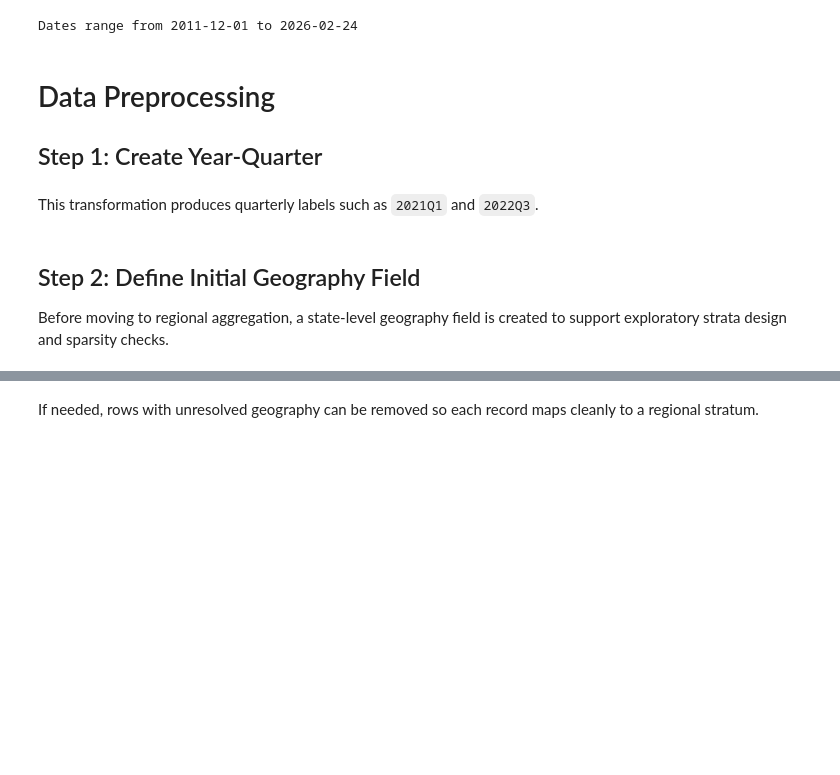
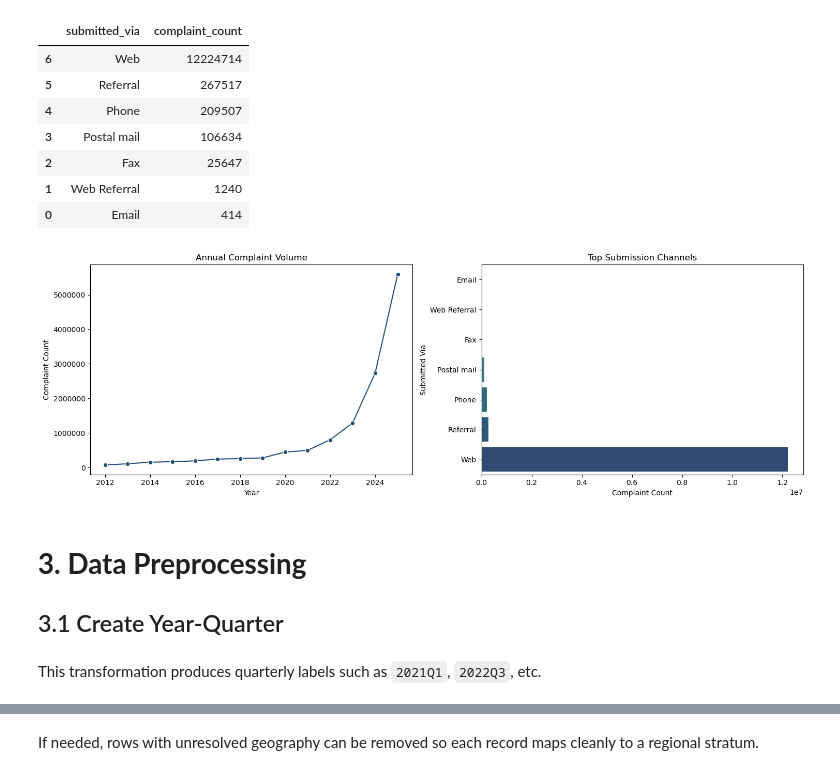
Before and after one commit to kazishahid-ds/CFPB-complaints-analysis, a Jupyter notebook: archived/notebooks/2026-04-02/01_cfpb_loading_preprocessing_feature_engr.ipynb, the cells around one changed output, grey strips where cells are left out. Cells and saved outputs as stored; diff of their text form; code cells hidden in the pictures; blank space fills up the shorter version.

```diff
--- a/notebooks/01_cfpb_loading_preprocessing_feature_engr.ipynb
+++ b/archived/notebooks/2026-04-02/01_cfpb_loading_preprocessing_feature_engr.ipynb
@@ -80,12 +246,67 @@ df['Sub-product'].value_counts().reset_index(name='num_instances')
 # %%
-# Verify min/max complaint received dates
-print(f"Dates range from {min(df['Date received'])} to {max(df['Date received'])}")
+# Plot overall complaint volume through time and summarize submission channels
+yearly_counts = (
+    df.assign(year=df["Date received"].dt.year)
+      .groupby("year")
+      .size()
+      .reset_index(name="complaint_count")
+)
+
+submission_counts = (
+    df["Submitted via"]
+      .fillna("Missing")
+      .value_counts()
+      .head(8)
+      .sort_values()
+      .rename_axis("submitted_via")
+      .reset_index(name="complaint_count")
+)
+
+fig, axes = plt.subplots(1, 2, figsize=(15, 5))
+
+sns.lineplot(
+    data=yearly_counts,
+    x="year",
+    y="complaint_count",
+    marker="o",
+    color="#1f4e79",
+    ax=axes[0],
+)
+axes[0].set_title("Annual Complaint Volume")
+axes[0].set_xlabel("Year")
+axes[0].set_ylabel("Complaint Count")
+axes[0].ticklabel_format(style="plain", axis="y")
+
+sns.barplot(
+    data=submission_counts,
+    x="complaint_count",
+    y="submitted_via",
+    palette="crest",
+    ax=axes[1],
+    hue="submitted_via",
+    legend=False,
+ )
+axes[1].set_title("Top Submission Channels")
+axes[1].set_xlabel("Complaint Count")
+axes[1].set_ylabel("Submitted Via")
+
+plt.tight_layout()
+
+submission_counts.sort_values("complaint_count", ascending=False)
 # %% [output]
-Dates range from 2011-12-01 to 2026-02-24
+|  | submitted_via | complaint_count |
+| 6 | Web | 12224714 |
+| 5 | Referral | 267517 |
+| 4 | Phone | 209507 |
+| 3 | Postal mail | 106634 |
+| 2 | Fax | 25647 |
+| 1 | Web Referral | 1240 |
+| 0 | Email | 414 |
+[figure, added]
 # %% [markdown]
-# Data Preprocessing
+# **3. Data Preprocessing**
 
-## Step 1: Create Year-Quarter
+## 3.1 Create Year-Quarter
 # %%
 df['Date received'] = pd.to_datetime(df['Date received'], errors='coerce')
 
@@ -95,8 +316,4 @@ df['year_quarter'] = (
       .astype(str)
 )
 # %% [markdown]
-This transformation produces quarterly labels such as `2021Q1` and `2022Q3`.
+This transformation produces quarterly labels such as `2021Q1`, `2022Q3`, etc.
-# %% [markdown]
-## Step 2: Define Initial Geography Field
-
-Before moving to regional aggregation, a state-level geography field is created to support exploratory strata design and sparsity checks.
```
Also changed, not shown: parts of 16 cells of this notebook, 15 other files.
